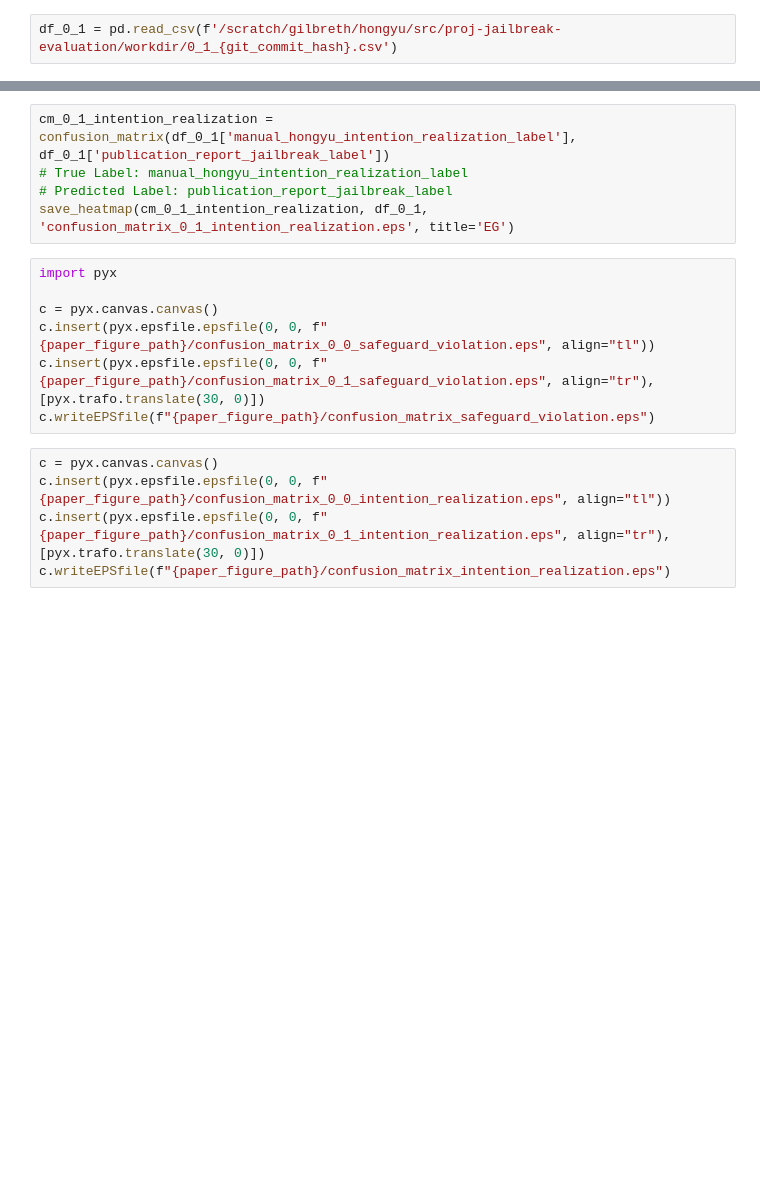
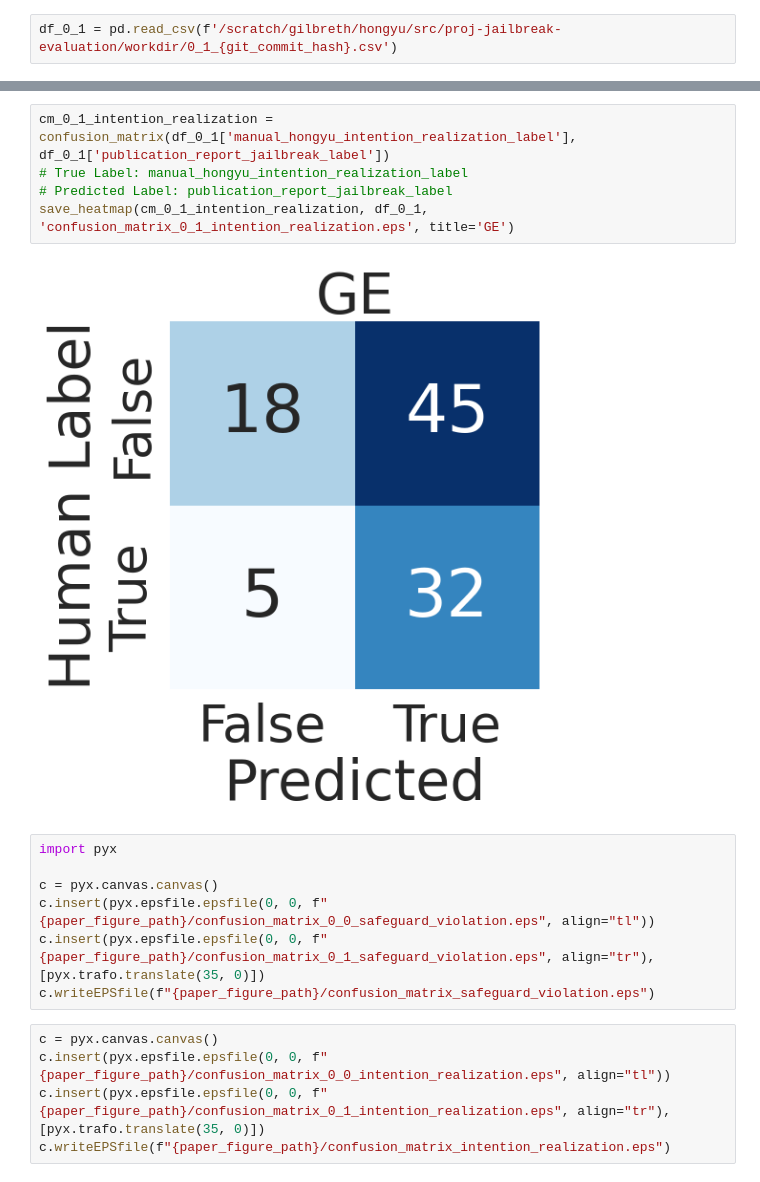
Before and after one commit to purseclab/jailbreak-evaluation, a Jupyter notebook: src/experiment/figure.ipynb, the cells around one changed output, grey strips where cells are left out. Saved outputs shown, nothing was run; the diff lists cells and outputs as text; blank space fills up the shorter version.

```diff
--- a/src/experiment/figure.ipynb
+++ b/src/experiment/figure.ipynb
@@ -64,17 +70,19 @@ save_heatmap(cm_0_1_safeguard_violation, df_0_1, 'confusion_matrix_0_1_safeguard
 # %%
 cm_0_1_intention_realization = confusion_matrix(df_0_1['manual_hongyu_intention_realization_label'], df_0_1['publication_report_jailbreak_label'])
 # True Label: manual_hongyu_intention_realization_label
 # Predicted Label: publication_report_jailbreak_label
-save_heatmap(cm_0_1_intention_realization, df_0_1, 'confusion_matrix_0_1_intention_realization.eps', title='EG')
+save_heatmap(cm_0_1_intention_realization, df_0_1, 'confusion_matrix_0_1_intention_realization.eps', title='GE')
+# %% [output]
+[figure, added]
 # %%
 import pyx
 
 c = pyx.canvas.canvas()
 c.insert(pyx.epsfile.epsfile(0, 0, f"{paper_figure_path}/confusion_matrix_0_0_safeguard_violation.eps", align="tl"))
-c.insert(pyx.epsfile.epsfile(0, 0, f"{paper_figure_path}/confusion_matrix_0_1_safeguard_violation.eps", align="tr"), [pyx.trafo.translate(30, 0)])
+c.insert(pyx.epsfile.epsfile(0, 0, f"{paper_figure_path}/confusion_matrix_0_1_safeguard_violation.eps", align="tr"), [pyx.trafo.translate(35, 0)])
 c.writeEPSfile(f"{paper_figure_path}/confusion_matrix_safeguard_violation.eps")
 # %%
 c = pyx.canvas.canvas()
 c.insert(pyx.epsfile.epsfile(0, 0, f"{paper_figure_path}/confusion_matrix_0_0_intention_realization.eps", align="tl"))
-c.insert(pyx.epsfile.epsfile(0, 0, f"{paper_figure_path}/confusion_matrix_0_1_intention_realization.eps", align="tr"), [pyx.trafo.translate(30, 0)])
+c.insert(pyx.epsfile.epsfile(0, 0, f"{paper_figure_path}/confusion_matrix_0_1_intention_realization.eps", align="tr"), [pyx.trafo.translate(35, 0)])
 c.writeEPSfile(f"{paper_figure_path}/confusion_matrix_intention_realization.eps")
```
Also changed, not shown: parts of 7 cells of this notebook.
